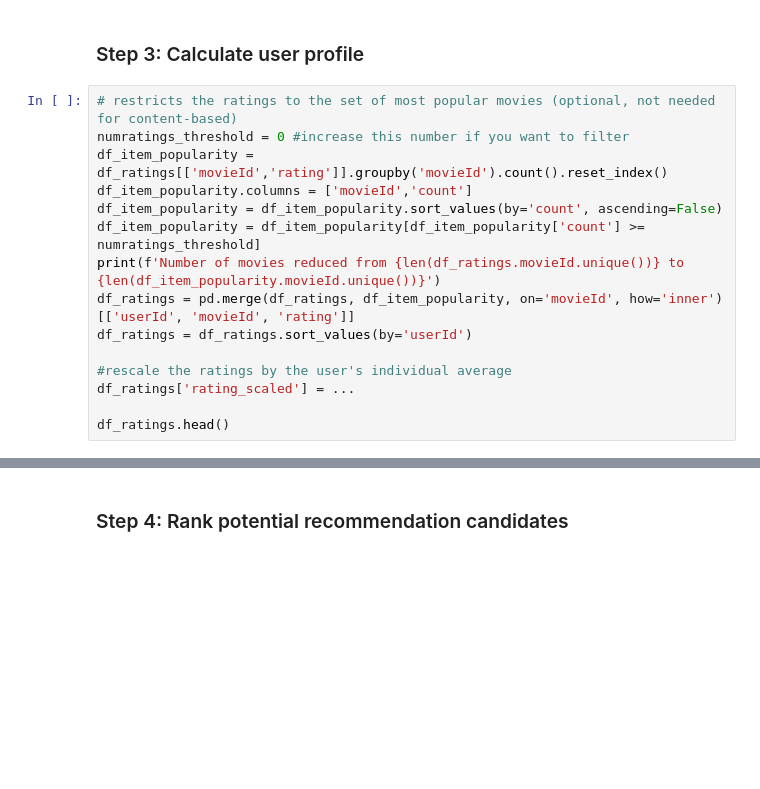
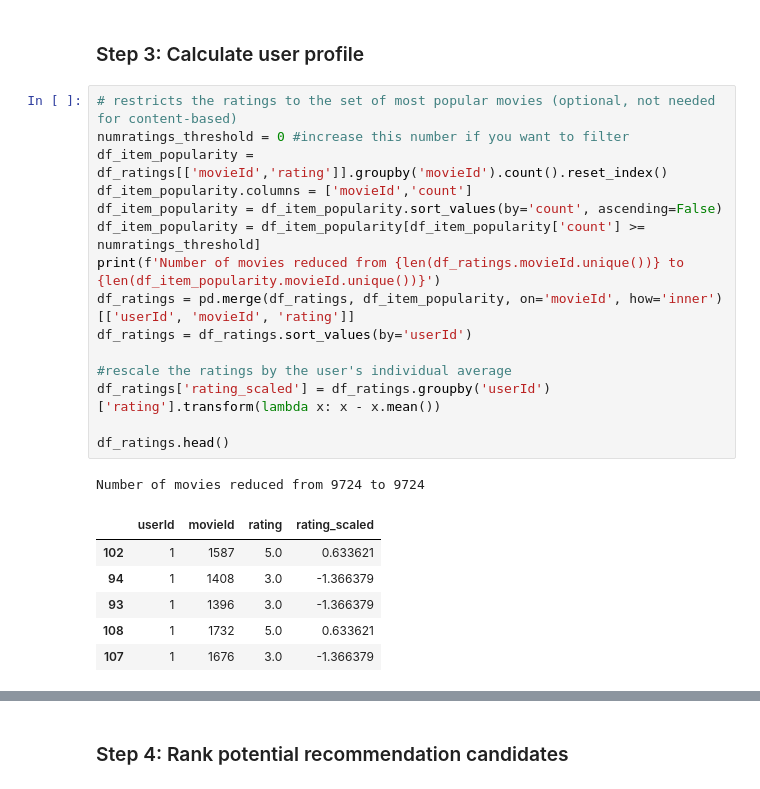
Before and after one commit to huncut47/ds-in-prod, a Jupyter notebook: recsys/exercise02/exercise_02.ipynb, the cells around one changed output, grey strips where cells are left out. Drawn from its saved outputs; the diff is of its cells as text; blank space fills up the shorter version.

```diff
--- a/recsys/exercise02/exercise_02.ipynb
+++ b/recsys/exercise02/exercise_02.ipynb
@@ -173,18 +240,26 @@ lsh.query(...)
 # %%
 # restricts the ratings to the set of most popular movies (optional, not needed for content-based)
 numratings_threshold = 0 #increase this number if you want to filter
 df_item_popularity = df_ratings[['movieId','rating']].groupby('movieId').count().reset_index()
 df_item_popularity.columns = ['movieId','count']
 df_item_popularity = df_item_popularity.sort_values(by='count', ascending=False)
 df_item_popularity = df_item_popularity[df_item_popularity['count'] >= numratings_threshold]
 print(f'Number of movies reduced from {len(df_ratings.movieId.unique())} to {len(df_item_popularity.movieId.unique())}')
 df_ratings = pd.merge(df_ratings, df_item_popularity, on='movieId', how='inner')[['userId', 'movieId', 'rating']]
 df_ratings = df_ratings.sort_values(by='userId')
 
 #rescale the ratings by the user's individual average
-df_ratings['rating_scaled'] = ...
+df_ratings['rating_scaled'] = df_ratings.groupby('userId')['rating'].transform(lambda x: x - x.mean())
 
 df_ratings.head()
+# %% [output]
+Number of movies reduced from 9724 to 9724
+|  | userId | movieId | rating | rating_scaled |
+| 102 | 1 | 1587 | 5.0 | 0.633621 |
+| 94 | 1 | 1408 | 3.0 | -1.366379 |
+| 93 | 1 | 1396 | 3.0 | -1.366379 |
+| 108 | 1 | 1732 | 5.0 | 0.633621 |
+| 107 | 1 | 1676 | 3.0 | -1.366379 |
 # %%
 # join ratings with movie feature vectors
 df_profile = pd.merge(df_ratings, df_features[['movieId','feature_vector']],
```
Also changed, not shown: parts of 19 cells of this notebook, 2 other files.
